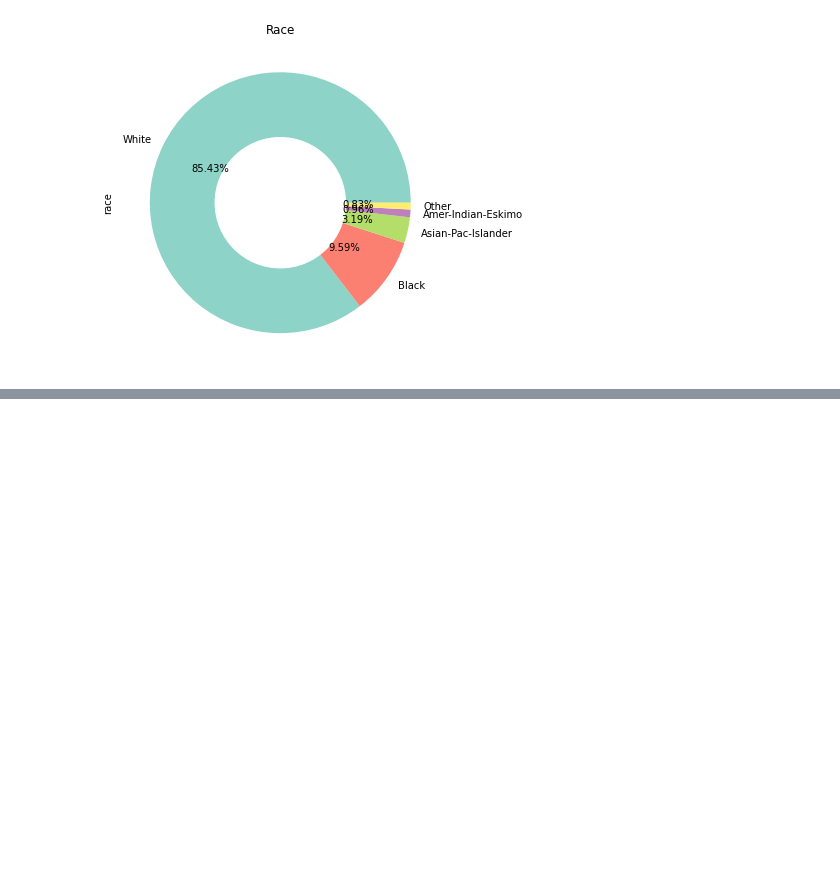
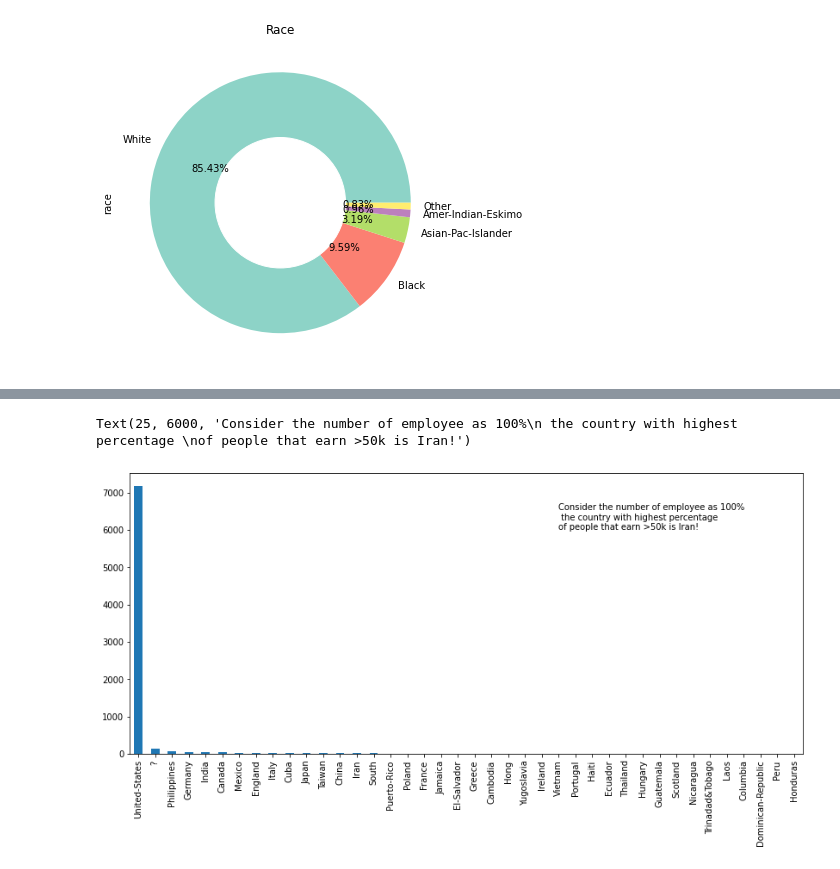
Before and after one commit to gabrielalastra/exam, a Jupyter notebook: demographic_data.ipynb, the cells around one changed output, grey strips where cells are left out. Cells and saved outputs as stored; diff of their text form; code cells hidden in the pictures; blank space fills up the shorter version.

```diff
--- a/demographic_data.ipynb
+++ b/demographic_data.ipynb
@@ -49,0 +143,7 @@ round(mask['age'].mean(), 1)
+# %%
+plt.figure(figsize=[14,6])
+paisR.plot(kind='bar')
+plt.annotate('Consider the number of employee as 100%\n the country with highest percentage \nof people that earn >50k is Iran!', xy=(4,3000), xytext=(25, 6000))
+# %% [output]
+Text(25, 6000, 'Consider the number of employee as 100%\n the country with highest percentage \nof people that earn >50k is Iran!')
+[figure, added]
```
Also changed, not shown: parts of 16 cells of this notebook.
